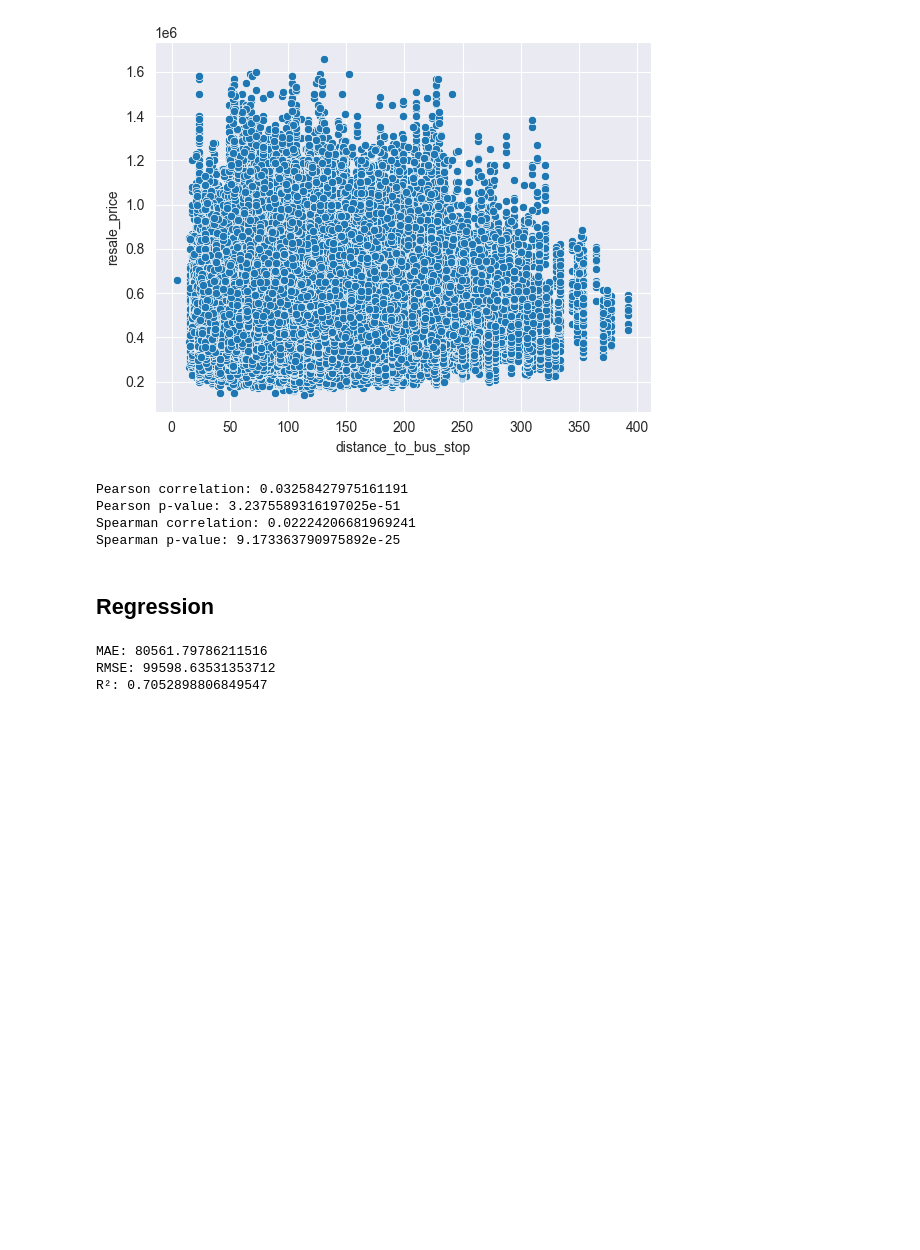
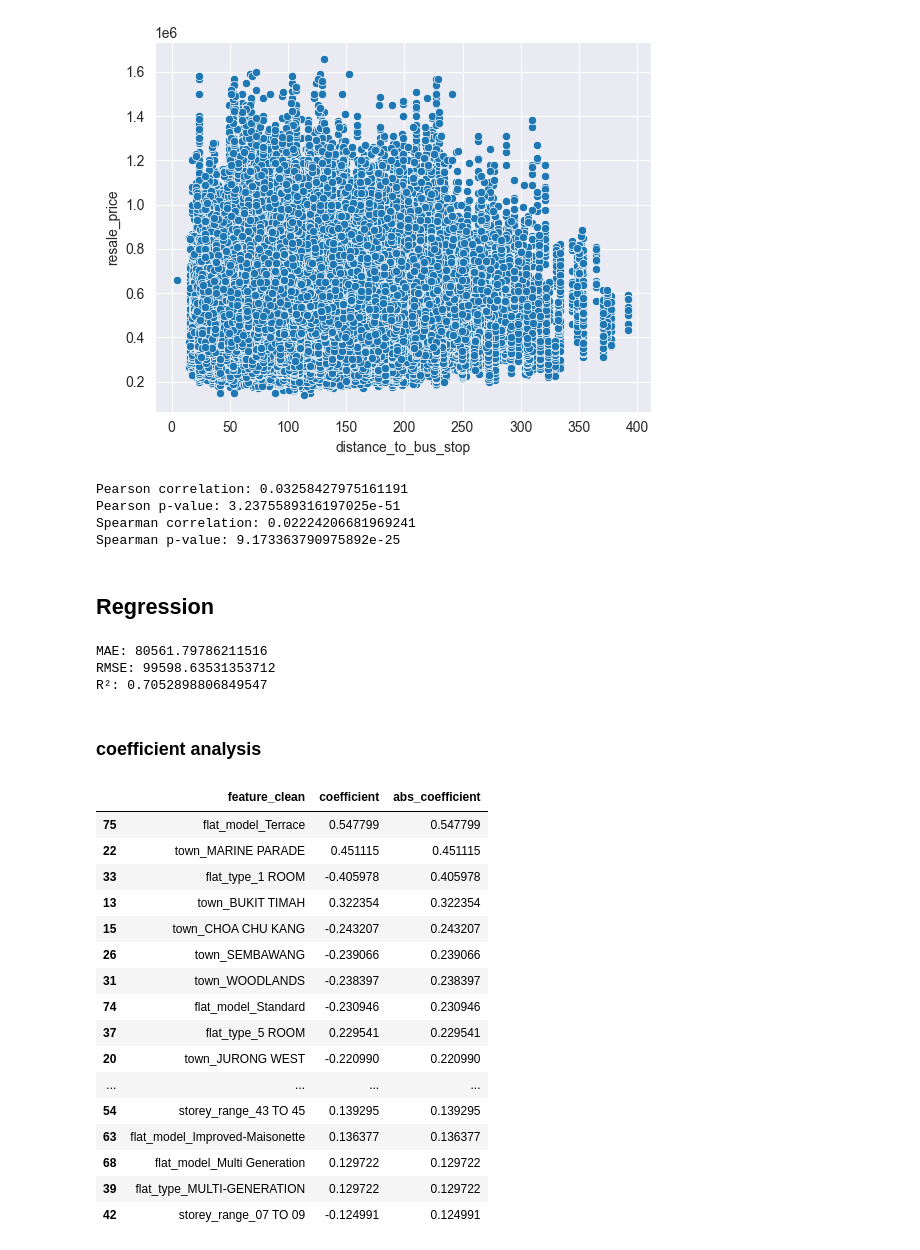
Before and after one commit to yume-24/Introductory-data-science-PBL-1-, a Jupyter notebook: PBL1.ipynb, the cells around one changed output. Drawn from its saved outputs; the diff is of its cells as text; code cells hidden in the pictures; blank space fills up the shorter version.

```diff
--- a/PBL1.ipynb
+++ b/PBL1.ipynb
@@ -221,3 +221,54 @@ print("R²:", r2)
 MAE: 80561.79786211516
 RMSE: 99598.63531353712
 R²: 0.7052898806849547
+# %% [markdown]
+### coefficient analysis
+# %%
+import pandas as pd
+import numpy as np
+
+#EFFECTS ON LOG PRICE BTW
+# get fitted preprocessor and regressor from pipeline
+preprocessor = model.named_steps['preprocessor']
+ridge_model = model.named_steps['regressor']
+
+# get feature names after preprocessing
+feature_names = preprocessor.get_feature_names_out()
+
+# get coefficients
+coefficients = ridge_model.coef_
+
+# make dataframe
+coef_df = pd.DataFrame({
+    'feature': feature_names,
+    'coefficient': coefficients,
+    'abs_coefficient': np.abs(coefficients)
+})
+
+# sort by most influence
+coef_df_sorted = coef_df.sort_values(by='abs_coefficient', ascending=False)
+coef_df_sorted['feature_clean'] = (
+    coef_df_sorted['feature']
+    .str.replace('num__', '', regex=False)
+    .str.replace('cat__', '', regex=False)
+)
+
+coef_df_sorted[['feature_clean', 'coefficient', 'abs_coefficient']].head(30)
+# %% [output]
+|  | feature_clean | coefficient | abs_coefficient |
+| 75 | flat_model_Terrace | 0.547799 | 0.547799 |
+| 22 | town_MARINE PARADE | 0.451115 | 0.451115 |
+| 33 | flat_type_1 ROOM | -0.405978 | 0.405978 |
+| 13 | town_BUKIT TIMAH | 0.322354 | 0.322354 |
+| 15 | town_CHOA CHU KANG | -0.243207 | 0.243207 |
+| 26 | town_SEMBAWANG | -0.239066 | 0.239066 |
+| 31 | town_WOODLANDS | -0.238397 | 0.238397 |
+| 74 | flat_model_Standard | -0.230946 | 0.230946 |
+| 37 | flat_type_5 ROOM | 0.229541 | 0.229541 |
+| 20 | town_JURONG WEST | -0.220990 | 0.220990 |
+| ... | ... | ... | ... |
+| 54 | storey_range_43 TO 45 | 0.139295 | 0.139295 |
+| 63 | flat_model_Improved-Maisonette | 0.136377 | 0.136377 |
+| 68 | flat_model_Multi Generation | 0.129722 | 0.129722 |
+| 39 | flat_type_MULTI-GENERATION | 0.129722 | 0.129722 |
+| 42 | storey_range_07 TO 09 | -0.124991 | 0.124991 |
```
Also changed, not shown: parts of 6 cells of this notebook.
